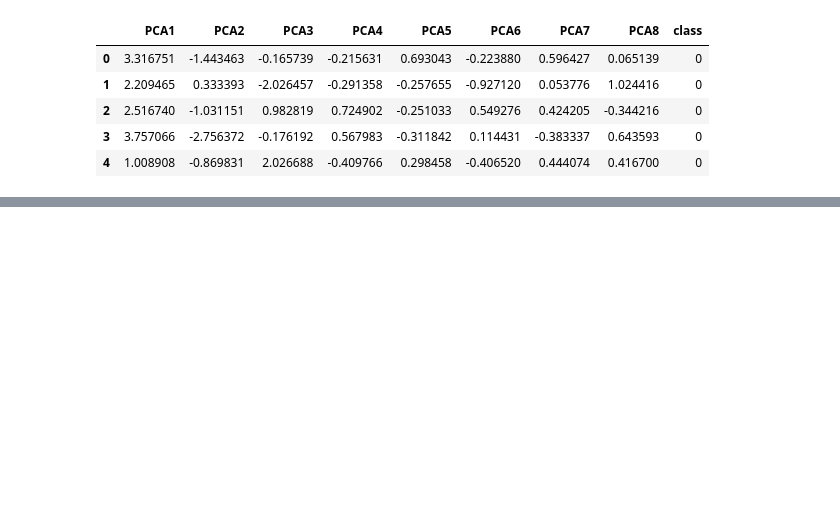
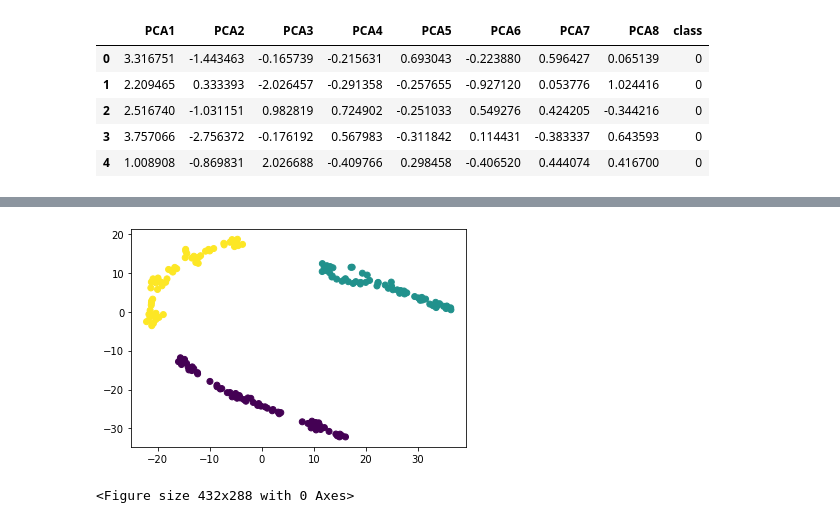
Before and after one commit to ASwigart/Group_Project_4, a Jupyter notebook: cluster.ipynb, the cells around one changed output, grey strips where cells are left out. Saved outputs shown, nothing was run; the diff lists cells and outputs as text; code cells hidden in the pictures; blank space fills up the shorter version.

```diff
--- a/cluster.ipynb
+++ b/cluster.ipynb
@@ -166,0 +196,14 @@ plt.show()
+# %%
+def get_clusters(k, data):
+    #initialize k-means model
+    model = KMeans(n_clusters=k, random_state=1)
+    #train model
+    model.fit(pcadf)
+    #predict clusters
+    predictions = model.predict(pcadf)
+    #create return df with predicted clusters
+    pcadf["class"] = model.labels_
+    return pcadf
+# %%
+clusters = get_clusters(3, pcadf)
+clusters
@@ -166,0 +224,11 @@ plt.show()
+# %%
+def show_clusters(df):
+    plt.scatter(pcadf['x'], pcadf['y'], c=pcadf["class"])
+    plt.show()
+
+show_clusters(clusters)
+plt.draw()
+plt.savefig('images/Kmeanscluster.png')
+# %% [output]
+[figure, added]
+<Figure size 432x288 with 0 Axes>
```
Also changed, not shown: parts of 5 cells of this notebook, 2 other files.
